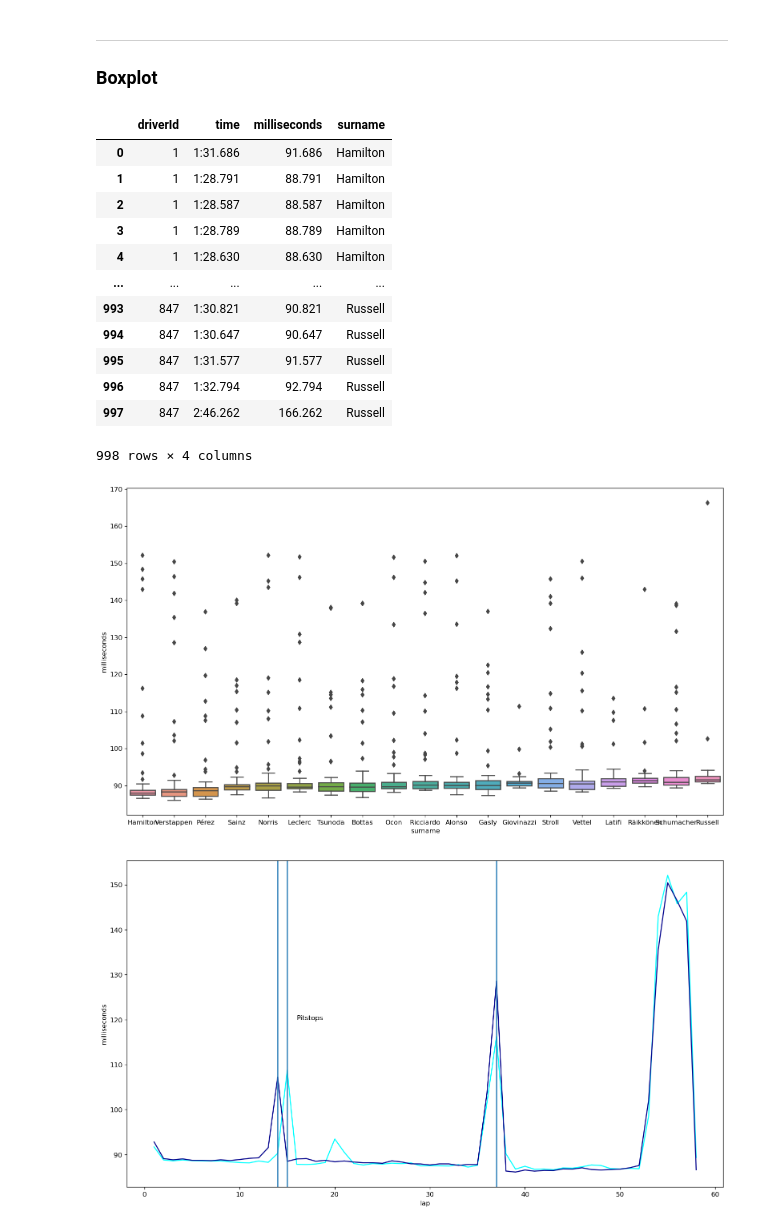
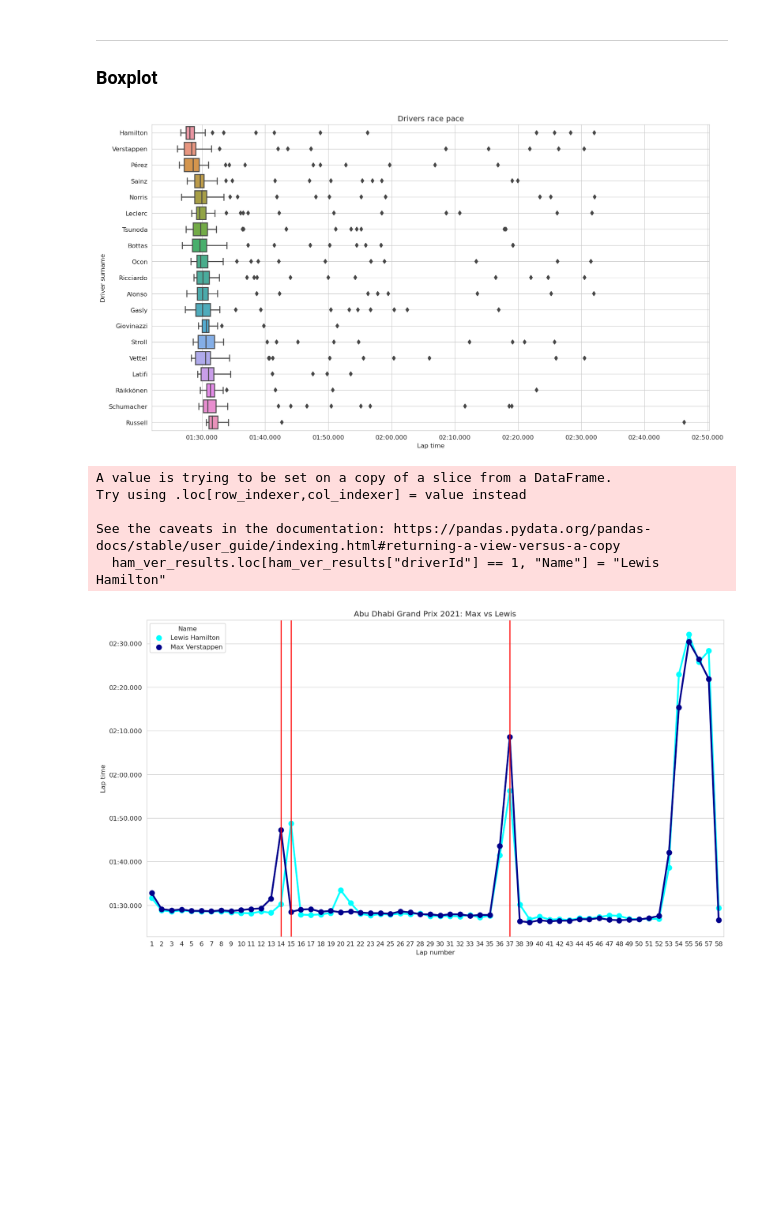
Before and after one commit to drfifonz/formula1-stats, a Jupyter notebook: formula1_static_charts.ipynb, the cells around one changed output. Saved outputs shown, nothing was run; the diff lists cells and outputs as text; code cells hidden in the pictures; blank space fills up the shorter version.

```diff
--- a/formula1_static_charts.ipynb
+++ b/formula1_static_charts.ipynb
@@ -112,65 +113,80 @@ races_1950 = races.loc[races["year"] == 2023]
 # %%
 
 lap_times_df = pd.read_csv("data/lap_times.csv")
 drivers_df = pd.read_csv("data/drivers.csv")
 
 # Abu Dhabi Grand Prix 2021
 
 
 df_boxplot = lap_times_df.loc[lap_times_df["raceId"]==1073]
 df_boxplot = df_boxplot[["driverId","time","milliseconds"]]
 
 
-df_boxplot["milliseconds"] = df_boxplot["milliseconds"].map(lambda x: int(x)/1000)
+# df_boxplot["milliseconds"] = df_boxplot["milliseconds"].map(lambda x: int(x)/1000)
 
 
 df_boxplot = pd.merge(df_boxplot,drivers_df[["driverId","surname"]],on="driverId")
 
 driver_names = df_boxplot["surname"].unique().tolist()
 boxplot_res = pd.DataFrame()
 for driver in driver_names:
     driver_data = df_boxplot.loc[df_boxplot["surname"]==driver].sort_values(by="milliseconds")
     boxplot_res = pd.concat([boxplot_res,driver_data])
 
 df_boxplot = df_boxplot
-display(df_boxplot)
-
+# print(time.gmtime(91686/1000))
+# display(df_boxplot)
 fig, ax = plt.subplots(figsize=(16, 9), dpi=120)
-sns.boxplot(data=boxplot_res,y="milliseconds",x="surname",)
+boxplot = sns.boxplot(data=boxplot_res,x="milliseconds",y="surname",orient="h")
+formatter = matplotlib.ticker.FuncFormatter(lambda ms,_: time.strftime(f'%M:%S.000', time.gmtime(ms/1000)))
+ax.xaxis.set_major_formatter(formatter)
+# boxplot.set_axis_labels("1","2")
+ax.grid(True)
+ax.set_xlabel("Lap time")
+ax.set_ylabel("Driver surname")
+ax.set_title("Drivers race pace")
 plt.show()
 # %% [output]
-|  | driverId | time | milliseconds | surname |
-| 0 | 1 | 1:31.686 | 91.686 | Hamilton |
-| 1 | 1 | 1:28.791 | 88.791 | Hamilton |
-| 2 | 1 | 1:28.587 | 88.587 | Hamilton |
-| 3 | 1 | 1:28.789 | 88.789 | Hamilton |
-| 4 | 1 | 1:28.630 | 88.630 | Hamilton |
-| ... | ... | ... | ... | ... |
-| 993 | 847 | 1:30.821 | 90.821 | Russell |
-| 994 | 847 | 1:30.647 | 90.647 | Russell |
-| 995 | 847 | 1:31.577 | 91.577 | Russell |
-| 996 | 847 | 1:32.794 | 92.794 | Russell |
-| 997 | 847 | 2:46.262 | 166.262 | Russell |
-998 rows × 4 columns
-[figure, old version]
+[figure, new version]
 # %%
 lap_times_df = pd.read_csv("data/lap_times.csv")
 
 # Abu Dhabi Grand Prix 2021
 df_line = lap_times_df.loc[lap_times_df["raceId"]==1073]
 df_line = df_line[["driverId","time","milliseconds","lap"]]
-df_line["milliseconds"] = df_line["milliseconds"].map(lambda x: int(x)/1000)
-ham_results = df_line.loc[df_line["driverId"].isin([1])]
-ver_results = df_line.loc[df_line["driverId"].isin([830])]
+
+ham_ver_results = df_line.loc[df_line["driverId"].isin([1,830])]
+
+
+ham_ver_results.loc[ham_ver_results["driverId"] == 1, "Name"] = "Lewis Hamilton"
+ham_ver_results.loc[ham_ver_results["driverId"] == 830, "Name"] = "Max Verstappen"
+# ver_results = df_line.loc[df_line["driverId"].isin([])]
 # df_line["milliseconds"] = df_line["milliseconds"].map()
 
-fig, ax = plt.subplots(figsize=(16, 9), dpi=120)
-ax = sns.lineplot(data=ham_results,x ="lap"  , y ="milliseconds",  color = "cyan")
-ax = sns.lineplot(data=ver_results,x ="lap"  , y ="milliseconds",  color = "darkblue")
-ax.axvline(14)
-ax.axvline(15)
-ax.axvline(37)
-ax.text(16,120,"Pitstops")
+fig,ax = plt.subplots(figsize=(16, 9), dpi=120)
+ax =sns.pointplot(label="1",data=ham_ver_results,x ="lap", y ="milliseconds", hue="Name",palette=["cyan","darkblue"])
+# ax =sns.pointplot(label="1",data=ver_results,x ="lap", y ="milliseconds",  color = "darkblue")
+
+formatter = matplotlib.ticker.FuncFormatter(lambda ms,_: time.strftime(f'%M:%S.000', time.gmtime(ms/1000)))
+ax.yaxis.set_major_formatter(formatter)
+# plt.legend(labels=["11","22"])
+# ax.legend(labels=['test_label1','test_label2'])
+# ax.legend()
+# extraticks= [14,15,37,58]
+# ax.set_xticks(list(ax.get_xticks()) + extraticks)
+# ax.set_xlim([0,58])
+ax.axvline(13,c="red")
+ax.axvline(14,c="red")
+ax.axvline(36,c="red")
+
+ax.set_ylabel("Lap time")
+ax.set_xlabel("Lap number")
+ax.set_title("Abu Dhabi Grand Prix 2021: Max vs Lewis")
 plt.show()
 # %% [output]
+A value is trying to be set on a copy of a slice from a DataFrame.
+Try using .loc[row_indexer,col_indexer] = value instead
+
+See the caveats in the documentation: https://pandas.pydata.org/pandas-docs/stable/user_guide/indexing.html#returning-a-view-versus-a-copy
+  ham_ver_results.loc[ham_ver_results["driverId"] == 1, "Name"] = "Lewis Hamilton"
-[figure, old version]
+[figure, new version]
```
Also changed, not shown: parts of 3 cells of this notebook.
